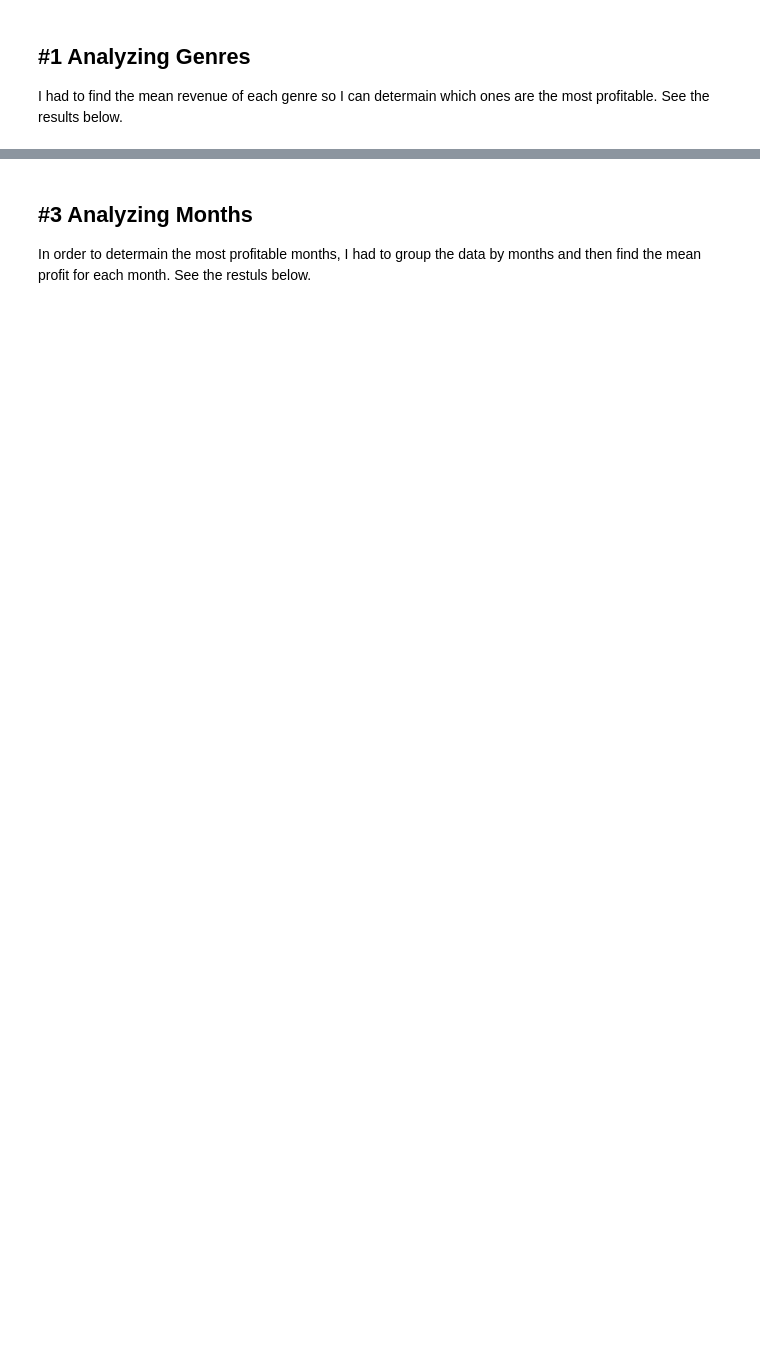
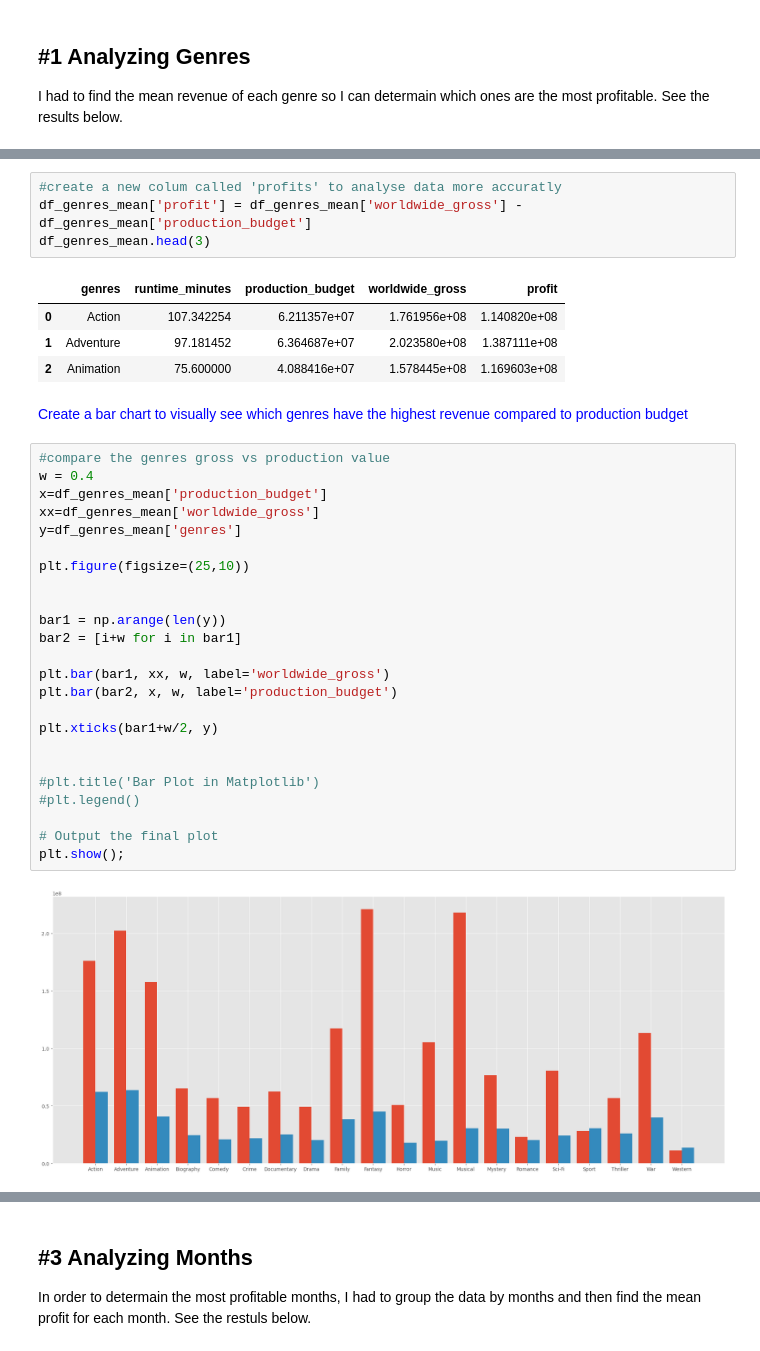
Before and after one commit to Warren-Morelli/-Movie-Analysis-for-Microsoft, a Jupyter notebook: Final Notebook, Factors That Determine a Successful Film.ipynb, the cells around one changed output, grey strips where cells are left out. Cells and saved outputs as stored; diff of their text form; blank space fills up the shorter version.

```diff
--- a/Final Notebook, Factors That Determine a Successful Film.ipynb
+++ b/Final Notebook, Factors That Determine a Successful Film.ipynb
@@ -214,0 +253,37 @@ plt.title('Genres Average Total Revenue', fontsize=35);
+# %%
+#create a new colum called 'profits' to analyse data more accuratly
+df_genres_mean['profit'] = df_genres_mean['worldwide_gross'] - df_genres_mean['production_budget']
+df_genres_mean.head(3)
+# %% [output]
+|  | genres | runtime_minutes | production_budget | worldwide_gross | profit |
+| 0 | Action | 107.342254 | 6.211357e+07 | 1.761956e+08 | 1.140820e+08 |
+| 1 | Adventure | 97.181452 | 6.364687e+07 | 2.023580e+08 | 1.387111e+08 |
+| 2 | Animation | 75.600000 | 4.088416e+07 | 1.578445e+08 | 1.169603e+08 |
+# %% [markdown]
+<font color=blue>Create a bar chart to visually see which genres have the highest revenue compared to production budget</font>
+# %%
+#compare the genres gross vs production value
+w = 0.4
+x=df_genres_mean['production_budget']
+xx=df_genres_mean['worldwide_gross']
+y=df_genres_mean['genres']
+
+plt.figure(figsize=(25,10))
+
+
+bar1 = np.arange(len(y))
+bar2 = [i+w for i in bar1]
+
+plt.bar(bar1, xx, w, label='worldwide_gross')
+plt.bar(bar2, x, w, label='production_budget')
+
+plt.xticks(bar1+w/2, y)
+
+
+#plt.title('Bar Plot in Matplotlib')
+#plt.legend()
+
+# Output the final plot
+plt.show();
+# %% [output]
+[figure, added]
```
Also changed, not shown: parts of 60 cells of this notebook, 2 other files.
